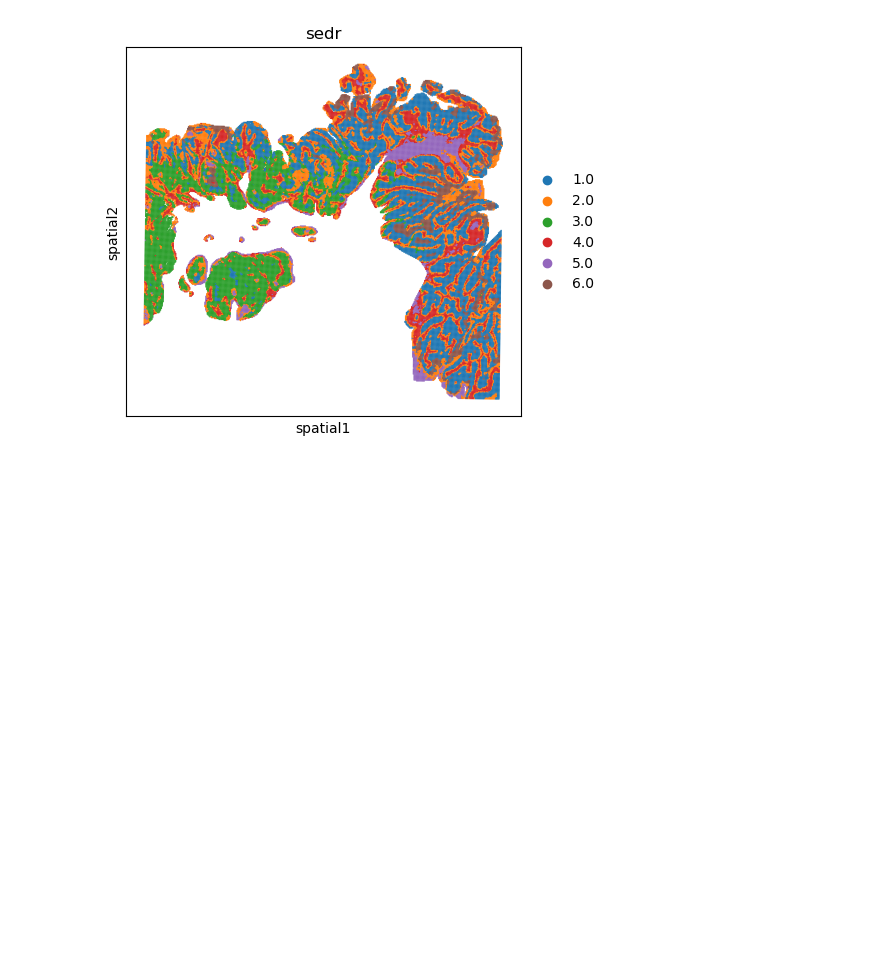
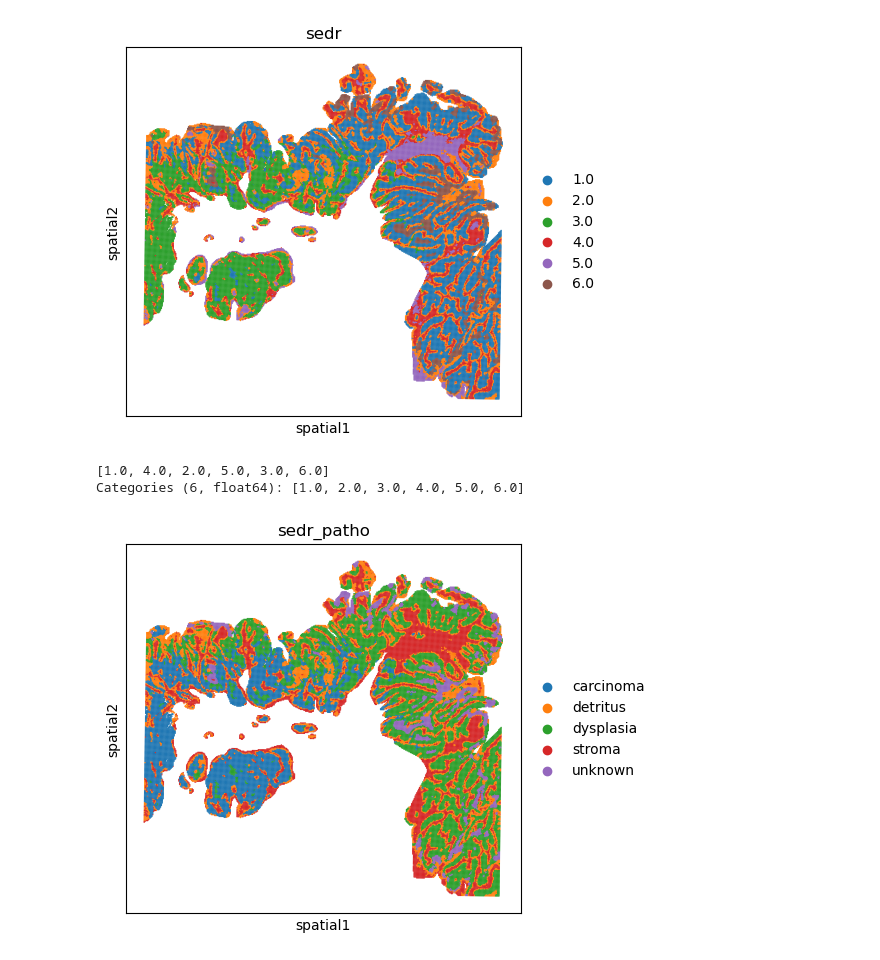
Before and after one commit to pakiessling/colon_analysis, a Jupyter notebook: gsea.ipynb, the cells around one changed output. Cells and saved outputs as stored; diff of their text form; code cells hidden in the pictures; blank space fills up the shorter version.

```diff
--- a/gsea.ipynb
+++ b/gsea.ipynb
@@ -47,19 +47,28 @@ sc.pl.spatial(adata,spot_size =90,color="sedr")
 [figure]
 # %%
 adata = adata[~adata.obs.sedr.isnull()]
+# %%
+adata.obs["sedr"].unique()
+# %% [output]
+[1.0, 4.0, 2.0, 5.0, 3.0, 6.0]
+Categories (6, float64): [1.0, 2.0, 3.0, 4.0, 5.0, 6.0]
 # %%
 map_dict = {
 
-    "1.0":"",
-    "2.0":"",
-    "3.0":"",
-    "4.0":"",
-    "5.0":"",
-    "6.0":""
+    1.0:"dysplasia",
+    2.0:"detritus",
+    3.0:"carcinoma",
+    4.0:"stroma",
+    5.0:"stroma",
+    6.0:"unknown"
 
 }
 
 adata.obs["sedr_patho"] = adata.obs.sedr.map(map_dict)
+# %%
+sc.pl.spatial(adata,spot_size =90,color="sedr_patho")
+# %% [output]
+[figure, added]
 # %%
 adata.write_h5ad("16um_neoplasm.h5ad")
 # %%
```
Also changed, not shown: 3 other files.
